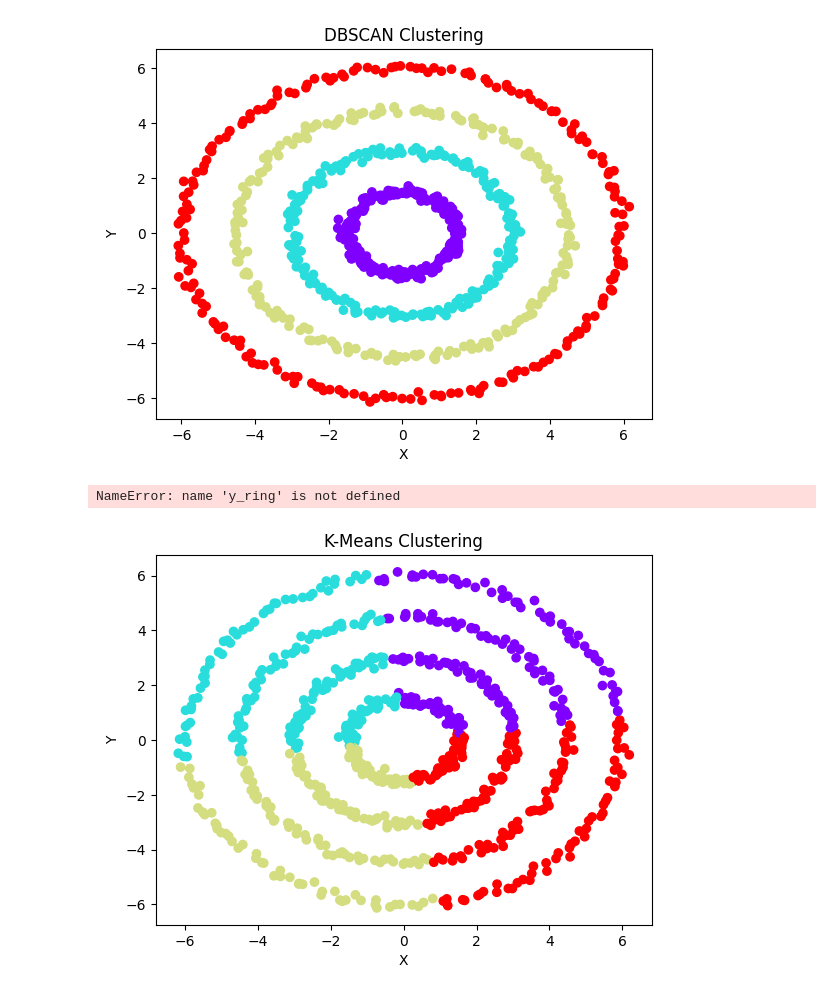
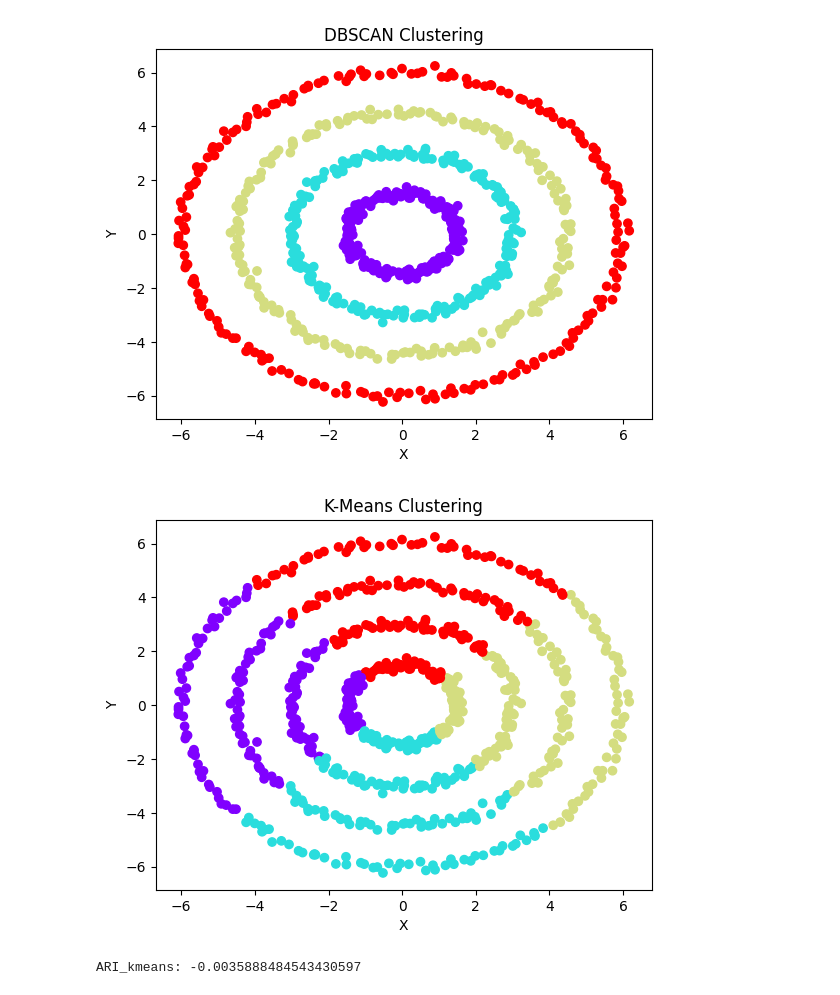
Before and after one commit to Cheetah-lhp/MachineLearning, a Jupyter notebook: So_sánh_Kmeans,_DBSCAN,_GMM.ipynb, the cells around one changed output. Drawn from its saved outputs; the diff is of its cells as text; code cells hidden in the pictures.

```diff
--- a/So_sánh_Kmeans,_DBSCAN,_GMM.ipynb
+++ b/So_sánh_Kmeans,_DBSCAN,_GMM.ipynb
@@ -30,26 +30,27 @@ minPts = 4
 X = generate_ring_data(num_rings, points_per_ring, radius_increment)
 # %%
 db = DBSCAN(eps=epsilon, min_samples=minPts).fit(X)
-labels = db.labels_
+dblabels = db.labels_
 
 plt.scatter(X[:, 0], X[:, 1], c=labels, cmap='rainbow')
 plt.xlabel('X')
 plt.ylabel('Y')
 plt.title('DBSCAN Clustering')
 plt.show()
-ari = adjusted_rand_score(y_ring, labels)
-print("ARI:", ari)
 # %% [output]
-[figure, old version]
+[figure, new version]
-NameError: name 'y_ring' is not defined
 # %%
 knn = KMeans(4).fit(X)
+knnlabels = knn.labels_
 plt.scatter(X[:, 0], X[:, 1], c=knn.labels_, cmap='rainbow')
 plt.xlabel('X')
 plt.ylabel('Y')
 plt.title('K-Means Clustering')
 plt.show()
+ari = adjusted_rand_score(dblabels, knnlabels) #dblabels duoc coi nhu ground truth
+print("ARI_kmeans:", ari)
 # %% [output]
-[figure, old version]
+[figure, new version]
+ARI_kmeans: -0.0035888484543430597
 # %%
 gmm = GaussianMixture(n_components=4).fit(X)
```
Also changed, not shown: parts of 1 cell of this notebook.
